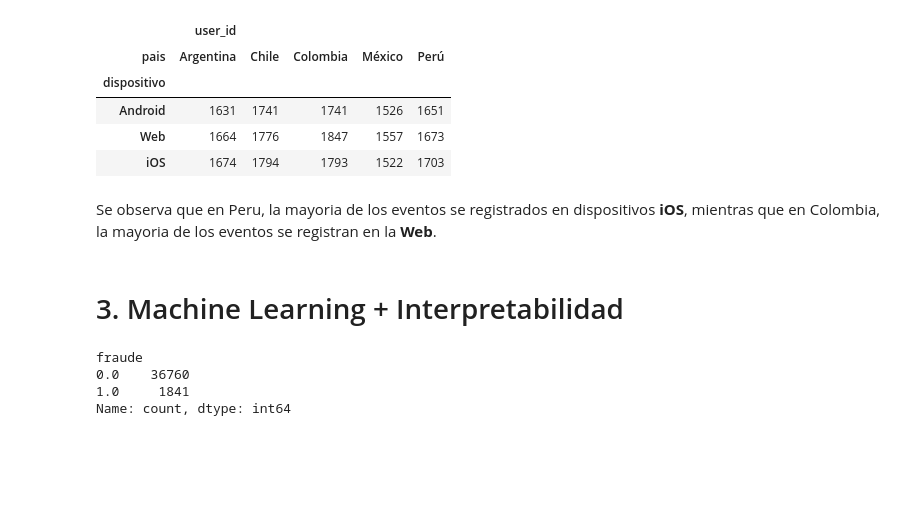
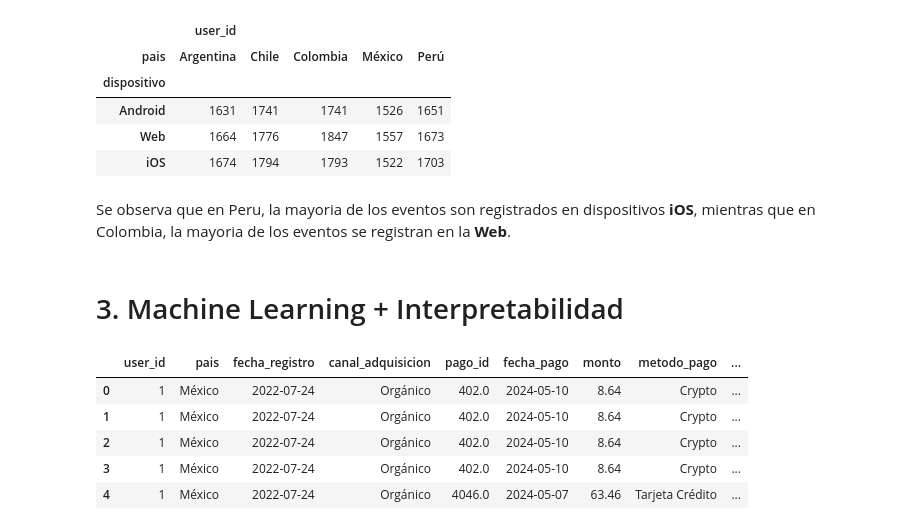
Before and after one commit to sagomeza1/pcun, a Jupyter notebook: nb.ipynb, the cells around one changed output. Drawn from its saved outputs; the diff is of its cells as text; code cells hidden in the pictures; blank space fills up the shorter version.

```diff
--- a/nb.ipynb
+++ b/nb.ipynb
@@ -370,7 +376,7 @@ m_pago_disp.pivot_table(index="dispositivo", columns="pais", aggfunc=len)
 | Web | 1664 | 1776 | 1847 | 1557 | 1673 |
 | iOS | 1674 | 1794 | 1793 | 1522 | 1703 |
 # %% [markdown]
-Se observa que en Peru, la mayoria de los eventos se registrados en dispositivos **iOS**, mientras que en Colombia, la mayoria de los eventos se registran en la **Web**.
+Se observa que en Peru, la mayoria de los eventos son registrados en dispositivos **iOS**, mientras que en Colombia, la mayoria de los eventos se registran en la **Web**.
 # %% [markdown]
 # 3. Machine Learning + Interpretabilidad
 # %%
@@ -379,13 +385,13 @@ us_pa = (usuarios.iloc[:,:-6]
          .merge(pagos, 'left', "user_id")
          .merge(eventos.loc[eventos["tipo_evento"] == "compra", ["user_id", "dispositivo"]], "left", "user_id"))
 # %%
-# us_ev = usuarios.iloc[:,:-6].merge(eventos.iloc[:,:-6], 'left', "user_id")
+us_pa.head()
+# %% [output]
+|  | user_id | pais | fecha_registro | canal_adquisicion | pago_id | fecha_pago | monto | metodo_pago | ... |
+| 0 | 1 | México | 2022-07-24 | Orgánico | 402.0 | 2024-05-10 | 8.64 | Crypto | ... |
+| 1 | 1 | México | 2022-07-24 | Orgánico | 402.0 | 2024-05-10 | 8.64 | Crypto | ... |
+| 2 | 1 | México | 2022-07-24 | Orgánico | 402.0 | 2024-05-10 | 8.64 | Crypto | ... |
+| 3 | 1 | México | 2022-07-24 | Orgánico | 402.0 | 2024-05-10 | 8.64 | Crypto | ... |
+| 4 | 1 | México | 2022-07-24 | Orgánico | 4046.0 | 2024-05-07 | 63.46 | Tarjeta Crédito | ... |
 # %%
 us_pa = us_pa[~ us_pa["pago_id"].isna()]
-# %%
-us_pa["fraude"].value_counts()
-# %% [output]
-fraude
-0.0    36760
-1.0     1841
-Name: count, dtype: int64
```
Also changed, not shown: parts of 20 cells of this notebook.
